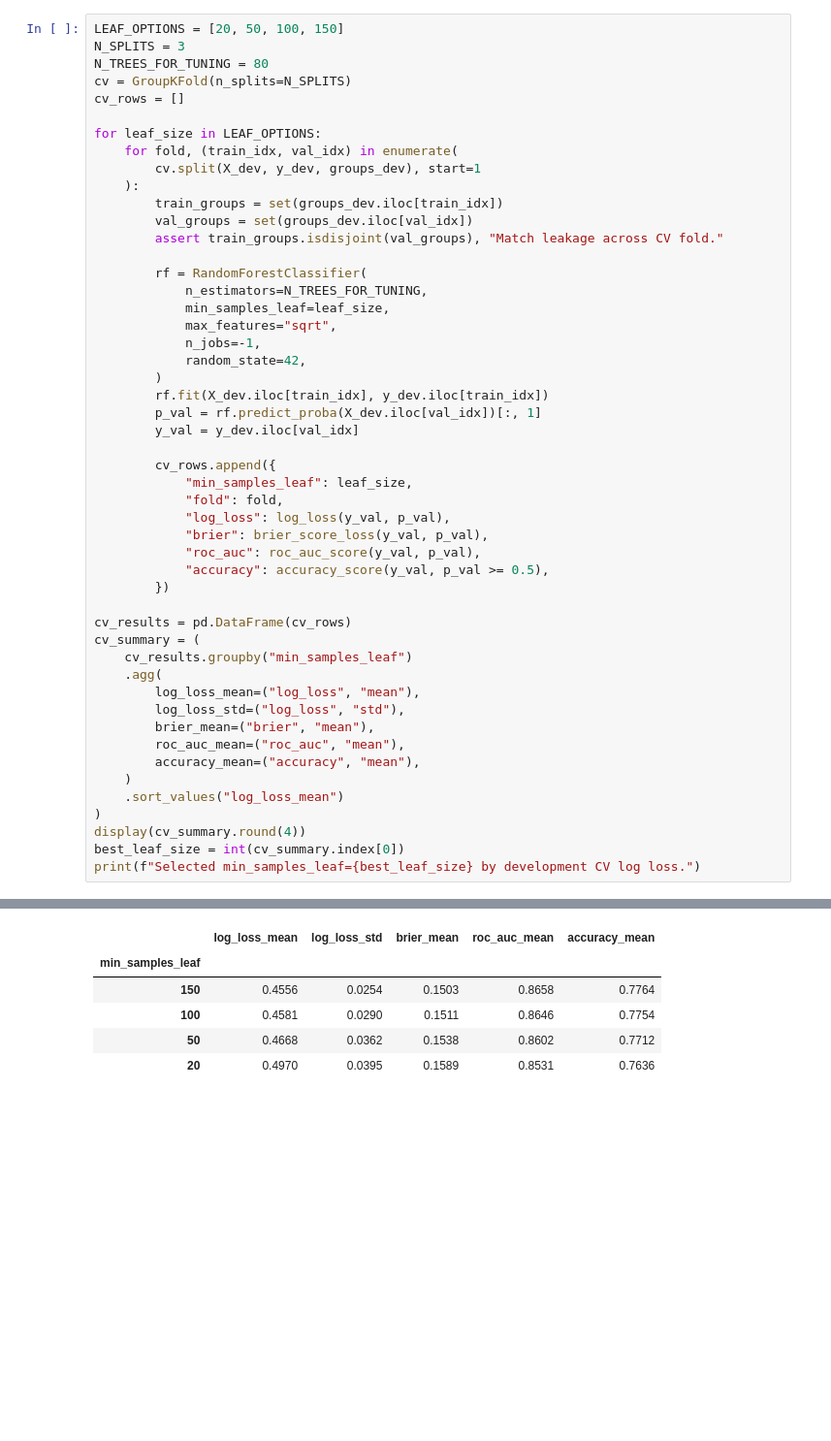
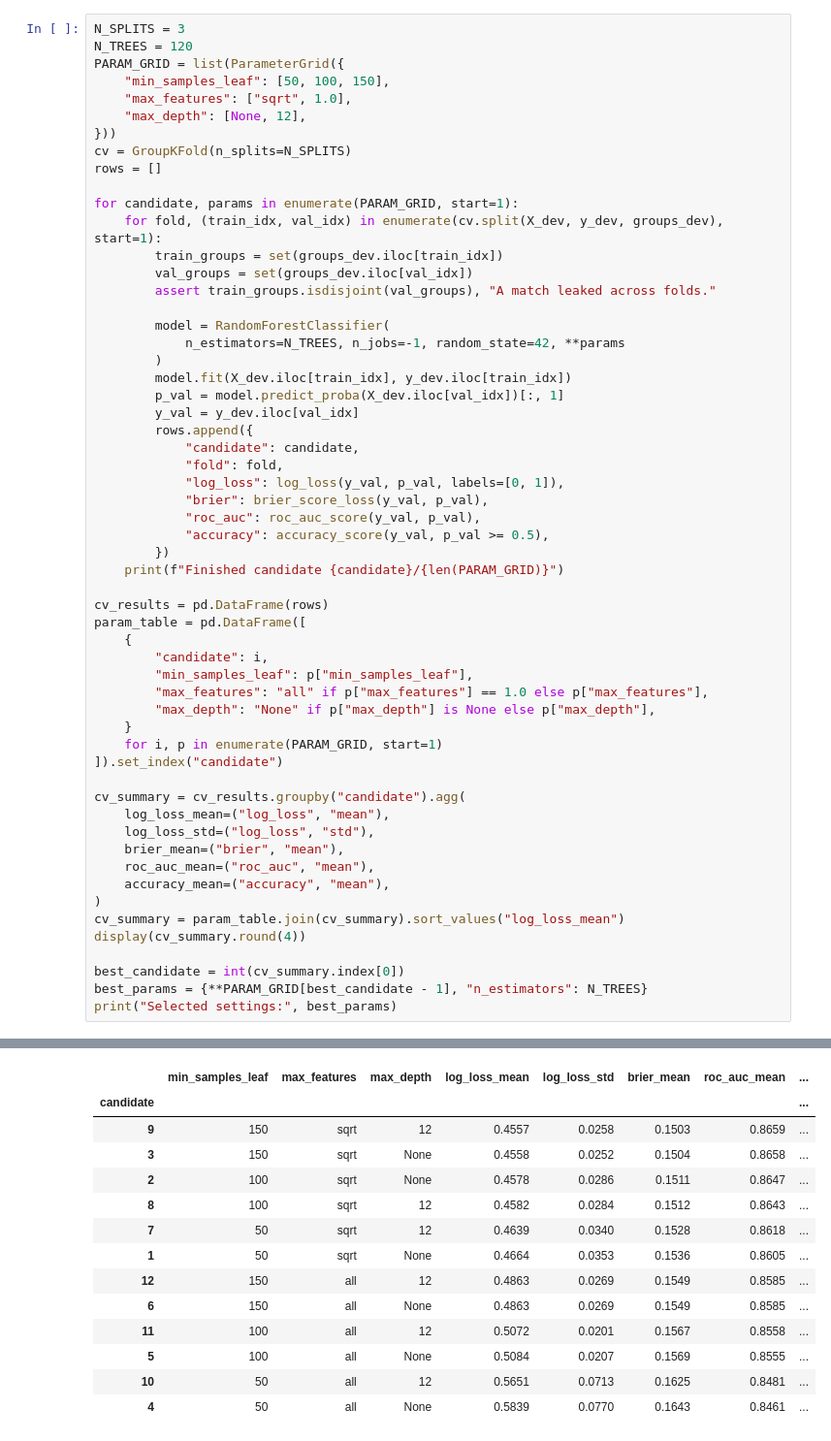
Before and after one commit to RavenKing45/IPL-Win-Probability-predictor, a Jupyter notebook: models/Random_forest.ipynb, the cells around one changed output, grey strips where cells are left out. Shown at 97% size. Drawn from its saved outputs; the diff is of its cells as text; blank space fills up the shorter version.

```diff
--- a/models/Random_forest.ipynb
+++ b/models/Random_forest.ipynb
@@ -110,51 +83,58 @@ This is a small, interpretable search—not an exhaustive hyperparameter optimiz
 # %%
-LEAF_OPTIONS = [20, 50, 100, 150]
 N_SPLITS = 3
-N_TREES_FOR_TUNING = 80
+N_TREES = 120
+PARAM_GRID = list(ParameterGrid({
+    "min_samples_leaf": [50, 100, 150],
+    "max_features": ["sqrt", 1.0],
+    "max_depth": [None, 12],
+}))
 cv = GroupKFold(n_splits=N_SPLITS)
-cv_rows = []
+rows = []
 
-for leaf_size in LEAF_OPTIONS:
-    for fold, (train_idx, val_idx) in enumerate(
-        cv.split(X_dev, y_dev, groups_dev), start=1
-    ):
+for candidate, params in enumerate(PARAM_GRID, start=1):
+    for fold, (train_idx, val_idx) in enumerate(cv.split(X_dev, y_dev, groups_dev), start=1):
         train_groups = set(groups_dev.iloc[train_idx])
         val_groups = set(groups_dev.iloc[val_idx])
-        assert train_groups.isdisjoint(val_groups), "Match leakage across CV fold."
+        assert train_groups.isdisjoint(val_groups), "A match leaked across folds."
 
-        rf = RandomForestClassifier(
-            n_estimators=N_TREES_FOR_TUNING,
-            min_samples_leaf=leaf_size,
-            max_features="sqrt",
-            n_jobs=-1,
-            random_state=42,
+        model = RandomForestClassifier(
+            n_estimators=N_TREES, n_jobs=-1, random_state=42, **params
         )
-        rf.fit(X_dev.iloc[train_idx], y_dev.iloc[train_idx])
-        p_val = rf.predict_proba(X_dev.iloc[val_idx])[:, 1]
+        model.fit(X_dev.iloc[train_idx], y_dev.iloc[train_idx])
+        p_val = model.predict_proba(X_dev.iloc[val_idx])[:, 1]
         y_val = y_dev.iloc[val_idx]
-
-        cv_rows.append({
-            "min_samples_leaf": leaf_size,
+        rows.append({
+            "candidate": candidate,
             "fold": fold,
-            "log_loss": log_loss(y_val, p_val),
+            "log_loss": log_loss(y_val, p_val, labels=[0, 1]),
             "brier": brier_score_loss(y_val, p_val),
             "roc_auc": roc_auc_score(y_val, p_val),
             "accuracy": accuracy_score(y_val, p_val >= 0.5),
         })
+    print(f"Finished candidate {candidate}/{len(PARAM_GRID)}")
 
-cv_results = pd.DataFrame(cv_rows)
-cv_summary = (
-    cv_results.groupby("min_samples_leaf")
-    .agg(
-        log_loss_mean=("log_loss", "mean"),
-        log_loss_std=("log_loss", "std"),
-        brier_mean=("brier", "mean"),
-        roc_auc_mean=("roc_auc", "mean"),
-        accuracy_mean=("accuracy", "mean"),
-    )
-    .sort_values("log_loss_mean")
+cv_results = pd.DataFrame(rows)
+param_table = pd.DataFrame([
+    {
+        "candidate": i,
+        "min_samples_leaf": p["min_samples_leaf"],
+        "max_features": "all" if p["max_features"] == 1.0 else p["max_features"],
+        "max_depth": "None" if p["max_depth"] is None else p["max_depth"],
+    }
+    for i, p in enumerate(PARAM_GRID, start=1)
+]).set_index("candidate")
+
+cv_summary = cv_results.groupby("candidate").agg(
+    log_loss_mean=("log_loss", "mean"),
+    log_loss_std=("log_loss", "std"),
+    brier_mean=("brier", "mean"),
+    roc_auc_mean=("roc_auc", "mean"),
+    accuracy_mean=("accuracy", "mean"),
 )
+cv_summary = param_table.join(cv_summary).sort_values("log_loss_mean")
 display(cv_summary.round(4))
-best_leaf_size = int(cv_summary.index[0])
-print(f"Selected min_samples_leaf={best_leaf_size} by development CV log loss.")
+
+best_candidate = int(cv_summary.index[0])
+best_params = {**PARAM_GRID[best_candidate - 1], "n_estimators": N_TREES}
+print("Selected settings:", best_params)
 # %% [output]
@@ -161,6 +153,14 @@ print(f"Selected min_samples_leaf={best_leaf_size} by development CV log loss.")
-|  | log_loss_mean | log_loss_std | brier_mean | roc_auc_mean | accuracy_mean |
-| min_samples_leaf |  |  |  |  |  |
-| 150 | 0.4556 | 0.0254 | 0.1503 | 0.8658 | 0.7764 |
-| 100 | 0.4581 | 0.0290 | 0.1511 | 0.8646 | 0.7754 |
-| 50 | 0.4668 | 0.0362 | 0.1538 | 0.8602 | 0.7712 |
-| 20 | 0.4970 | 0.0395 | 0.1589 | 0.8531 | 0.7636 |
+|  | min_samples_leaf | max_features | max_depth | log_loss_mean | log_loss_std | brier_mean | roc_auc_mean | ... |
+| candidate |  |  |  |  |  |  |  | ... |
+| 9 | 150 | sqrt | 12 | 0.4557 | 0.0258 | 0.1503 | 0.8659 | ... |
+| 3 | 150 | sqrt | None | 0.4558 | 0.0252 | 0.1504 | 0.8658 | ... |
+| 2 | 100 | sqrt | None | 0.4578 | 0.0286 | 0.1511 | 0.8647 | ... |
+| 8 | 100 | sqrt | 12 | 0.4582 | 0.0284 | 0.1512 | 0.8643 | ... |
+| 7 | 50 | sqrt | 12 | 0.4639 | 0.0340 | 0.1528 | 0.8618 | ... |
+| 1 | 50 | sqrt | None | 0.4664 | 0.0353 | 0.1536 | 0.8605 | ... |
+| 12 | 150 | all | 12 | 0.4863 | 0.0269 | 0.1549 | 0.8585 | ... |
+| 6 | 150 | all | None | 0.4863 | 0.0269 | 0.1549 | 0.8585 | ... |
+| 11 | 100 | all | 12 | 0.5072 | 0.0201 | 0.1567 | 0.8558 | ... |
+| 5 | 100 | all | None | 0.5084 | 0.0207 | 0.1569 | 0.8555 | ... |
+| 10 | 50 | all | 12 | 0.5651 | 0.0713 | 0.1625 | 0.8481 | ... |
+| 4 | 50 | all | None | 0.5839 | 0.0770 | 0.1643 | 0.8461 | ... |
```
Also changed, not shown: parts of 22 cells of this notebook, 1 other file.
